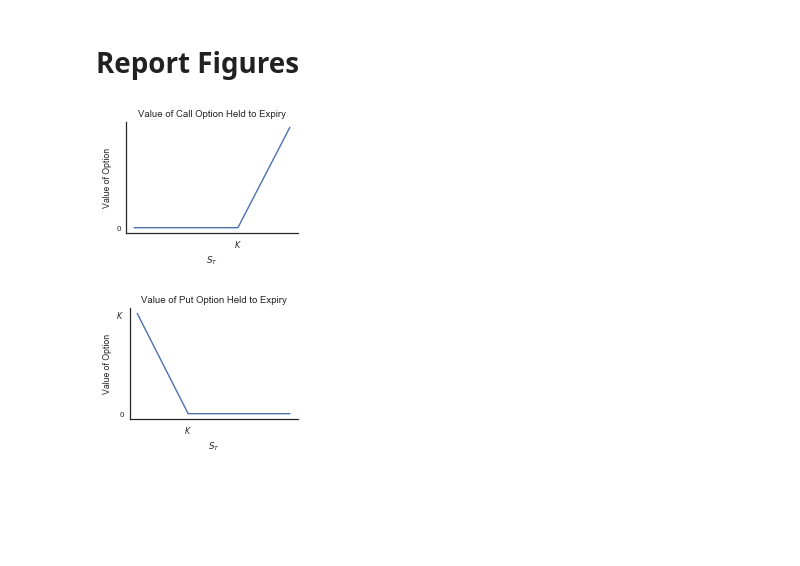
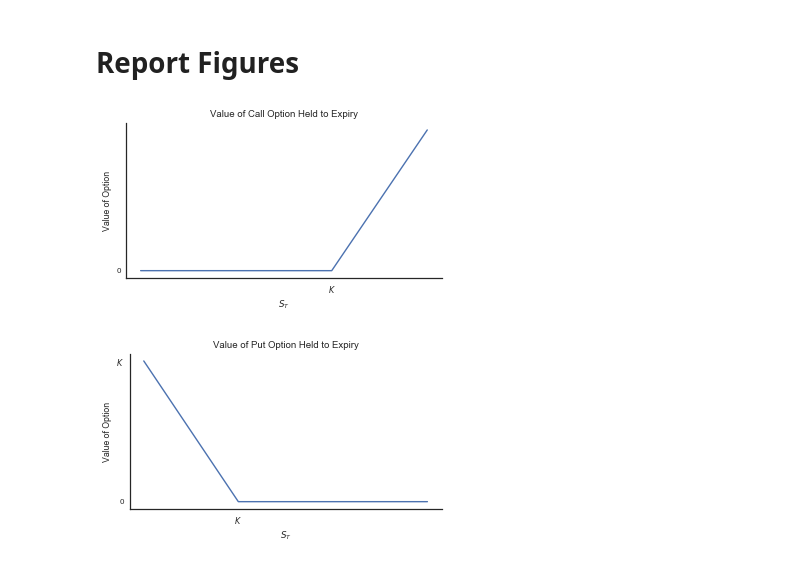
Before and after one commit to frtennis1/am205-options, a Jupyter notebook: Report Figures.ipynb, the cells around one changed output. Cells and saved outputs as stored; diff of their text form; code cells hidden in the pictures; blank space fills up the shorter version.

```diff
--- a/Report Figures.ipynb
+++ b/Report Figures.ipynb
@@ -11,25 +11,25 @@ sns.set_style('white')
 sns.set_context('paper')
 
 %matplotlib inline
+# %%
+plt.rcParams['figure.figsize'] = (5,5/1.618)
 # %%
 K = 100
-plt.figure(figsize=(3,4/1.618))
 x = np.linspace(0, 150, 100)
 
 plt.plot(x, np.clip(x-K, 0, np.inf))
 plt.ylabel('Value of Option')
 plt.xlabel('$S_T$')
 plt.title('Value of Call Option Held to Expiry')
 plt.xticks([K,], ['$K$',])
 plt.yticks([0,])
 plt.tight_layout()
 sns.despine()
 plt.savefig('report/figs/calloptpayoff.eps')
 # %% [output]
-[figure, old version]
+[figure, new version]
 # %%
 K = 50
-plt.figure(figsize=(3,4/1.618))
 x = np.linspace(0, 150, 100)
 
 plt.plot(x, np.clip(K-x, 0, np.inf))
@@ -42,4 +42,4 @@ plt.tight_layout()
 sns.despine()
 plt.savefig('report/figs/putoptpayoff.eps')
 # %% [output]
-[figure, old version]
+[figure, new version]
```
Also changed, not shown: 6 other files.
